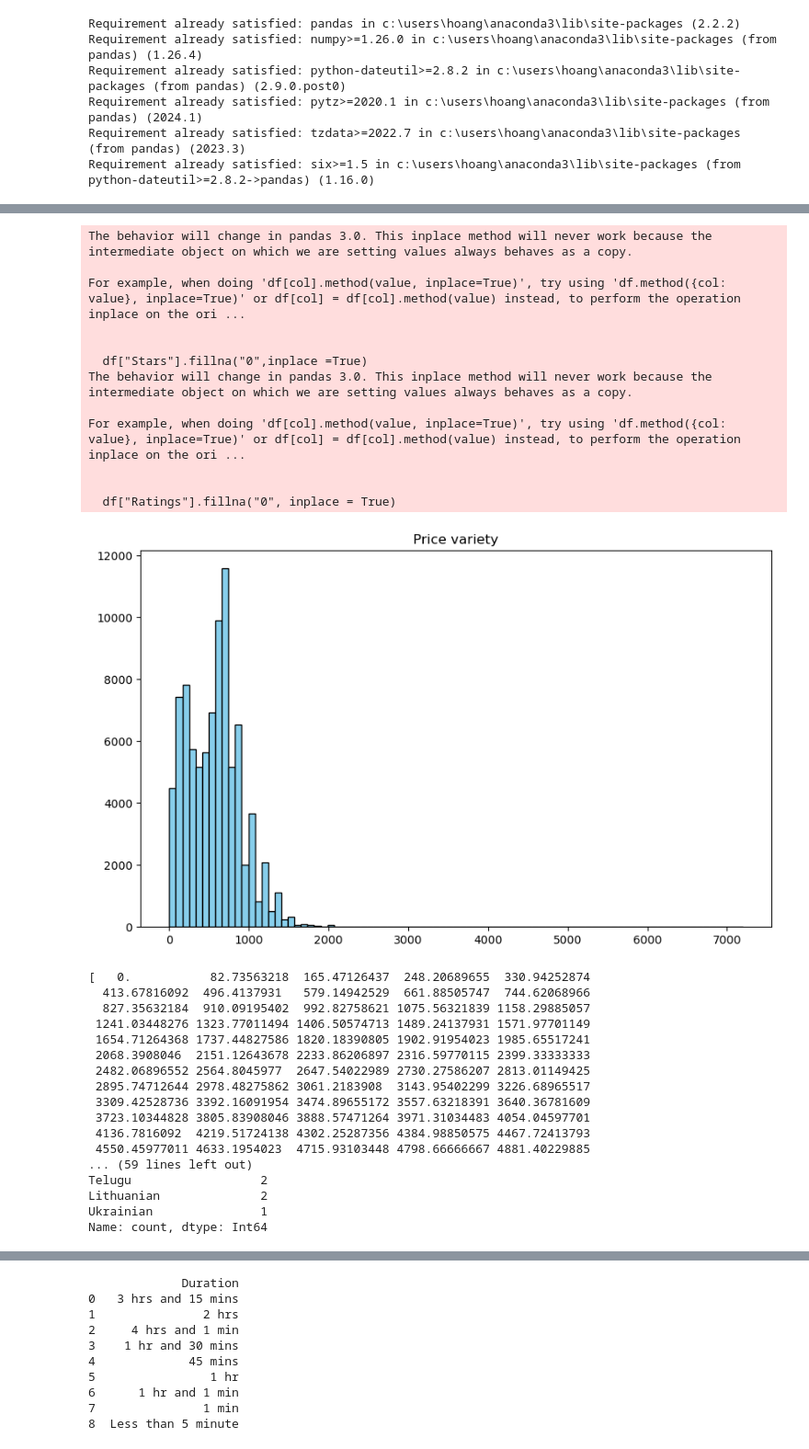
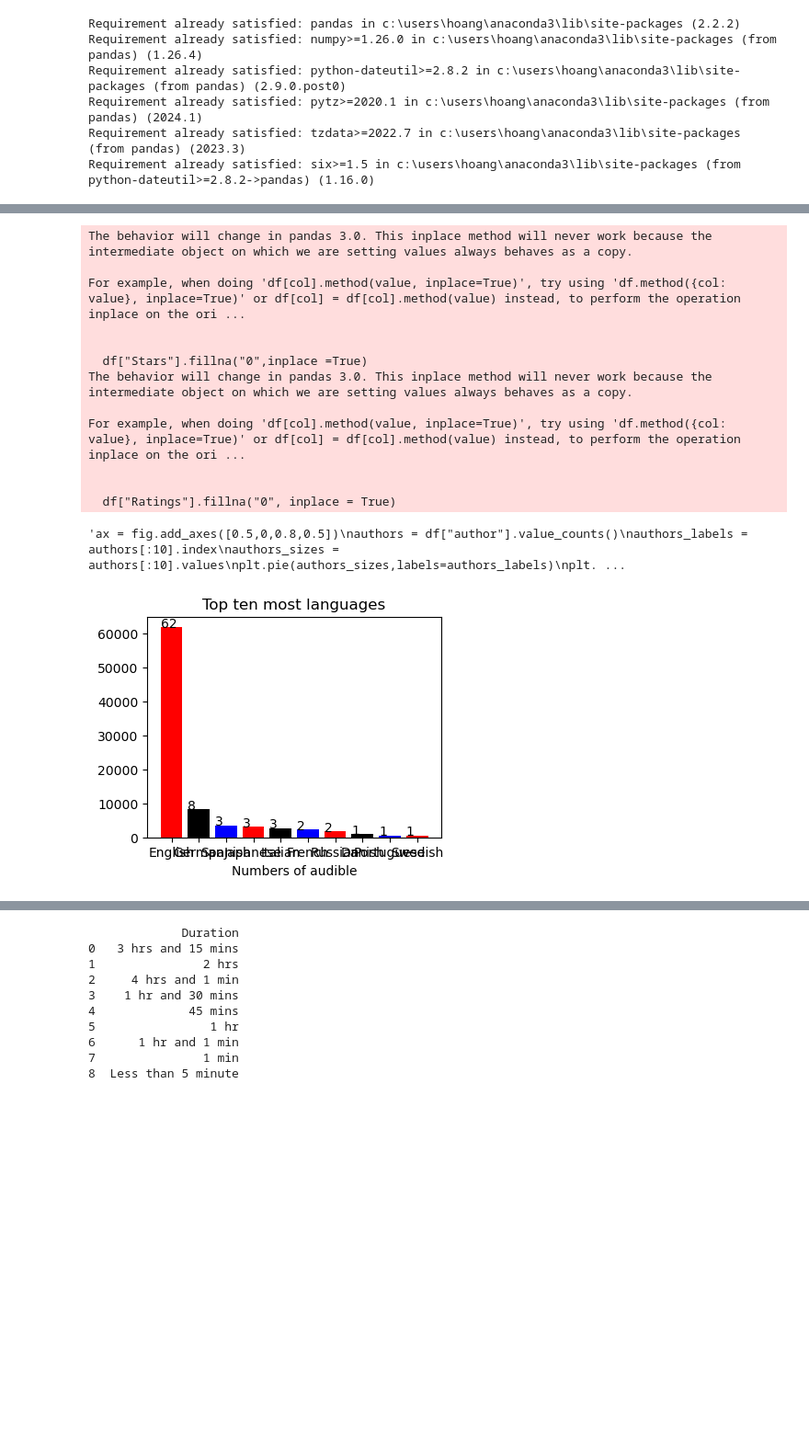
Before and after one commit to trung295/Data-analysis, a Jupyter notebook: Practices/Data cleaning/audible_dataset.ipynb, the cells around one changed output, grey strips where cells are left out. Shown at 92% size. Drawn from its saved outputs; the diff is of its cells as text; code cells hidden in the pictures; blank space fills up the shorter version.

Commit message:
practice matplotlib add annotation top of bar chart

```diff
--- a/Practices/Data cleaning/audible_dataset.ipynb
+++ b/Practices/Data cleaning/audible_dataset.ipynb
@@ -139,19 +139,9 @@ df["price"] = df["price"].astype(float)
 
 # EDA
 
-# histogram price column
-plt.figure(figsize = (10,6))
-hist, bin_edges = np.histogram(df["price"],bins =int(87489/1000))
-plt.hist(df["price"],bins = bin_edges, color= "skyblue", edgecolor = "black")
-plt.title("Price variety")
-plt.show()
-print(bin_edges)
-print(df["price"].describe())
-print(df[df["price"]==0].count())
 
 # bar chart top 10 language
 
-print(df["language"].value_counts())
 fig = plt.figure()
 ax = fig.add_axes([0,0,0.5,0.5])
 language = df["language"].value_counts()
@@ -159,62 +149,50 @@ categories = language[0:10].index
 bar_language_values = language[:10].values
 
 
-bar=sns.barplot(y=categories,x=bar_language_values,color="green")
+bars=plt.bar(categories,bar_language_values,color =["red","black","blue"])
 plt.title("Top ten most languages")
 plt.xlabel("Numbers of audible")
 
+for bar in bars:
+    plt.text(bar.get_xy()[0],bar.get_height(),f"{round(bar.get_height()/1000)}")
 
-ax = fig.add_axes([0.5,0,0.8,0.5])
+
+
+"""ax = fig.add_axes([0.5,0,0.8,0.5])
 authors = df["author"].value_counts()
 authors_labels = authors[:10].index
 authors_sizes = authors[:10].values
 plt.pie(authors_sizes,labels=authors_labels)
-plt.show()
+plt.show()"""
 # %% [output]
 First 5 rows are:
                                          name                     author  \
 0                  Geronimo Stilton #11 & #12  Writtenby:GeronimoStilton
 1                            The Burning Maze      Writtenby:RickRiordan
 2                                The Deep End       Writtenby:JeffKinney
 3                        Daughter of the Deep      Writtenby:RickRiordan
 4  The Lightning Thief: Percy Jackson, Book 1      Writtenby:RickRiordan
 
                     narrator                time releasedate language  \
 0      Narratedby:BillLobely   2 hrs and 20 mins    04-08-08  English
 1   Narratedby:RobbieDaymond   13 hrs and 8 mins    01-05-18  English
 2      Narratedby:DanRussell    2 hrs and 3 mins    06-11-20  English
 ... (44 lines left out)
 price          0
 dtype: int64
 Duplicated values are:
 0
 The behavior will change in pandas 3.0. This inplace method will never work because the intermediate object on which we are setting values always behaves as a copy.
 
 For example, when doing 'df[col].method(value, inplace=True)', try using 'df.method({col: value}, inplace=True)' or df[col] = df[col].method(value) instead, to perform the operation inplace on the ori ...
 
 
   df["Stars"].fillna("0",inplace =True)
 The behavior will change in pandas 3.0. This inplace method will never work because the intermediate object on which we are setting values always behaves as a copy.
 
 For example, when doing 'df[col].method(value, inplace=True)', try using 'df.method({col: value}, inplace=True)' or df[col] = df[col].method(value) instead, to perform the operation inplace on the ori ...
 
 
   df["Ratings"].fillna("0", inplace = True)
+'ax = fig.add_axes([0.5,0,0.8,0.5])\nauthors = df["author"].value_counts()\nauthors_labels = authors[:10].index\nauthors_sizes = authors[:10].values\nplt.pie(authors_sizes,labels=authors_labels)\nplt. ...
-[figure, old version]
+[figure, new version]
-[   0.           82.73563218  165.47126437  248.20689655  330.94252874
-  413.67816092  496.4137931   579.14942529  661.88505747  744.62068966
-  827.35632184  910.09195402  992.82758621 1075.56321839 1158.29885057
- 1241.03448276 1323.77011494 1406.50574713 1489.24137931 1571.97701149
- 1654.71264368 1737.44827586 1820.18390805 1902.91954023 1985.65517241
- 2068.3908046  2151.12643678 2233.86206897 2316.59770115 2399.33333333
- 2482.06896552 2564.8045977  2647.54022989 2730.27586207 2813.01149425
- 2895.74712644 2978.48275862 3061.2183908  3143.95402299 3226.68965517
- 3309.42528736 3392.16091954 3474.89655172 3557.63218391 3640.36781609
- 3723.10344828 3805.83908046 3888.57471264 3971.31034483 4054.04597701
- 4136.7816092  4219.51724138 4302.25287356 4384.98850575 4467.72413793
- 4550.45977011 4633.1954023  4715.93103448 4798.66666667 4881.40229885
-... (59 lines left out)
-Telugu                  2
-Lithuanian              2
-Ukrainian               1
-Name: count, dtype: Int64
```
Also changed, not shown: parts of 2 cells of this notebook.
